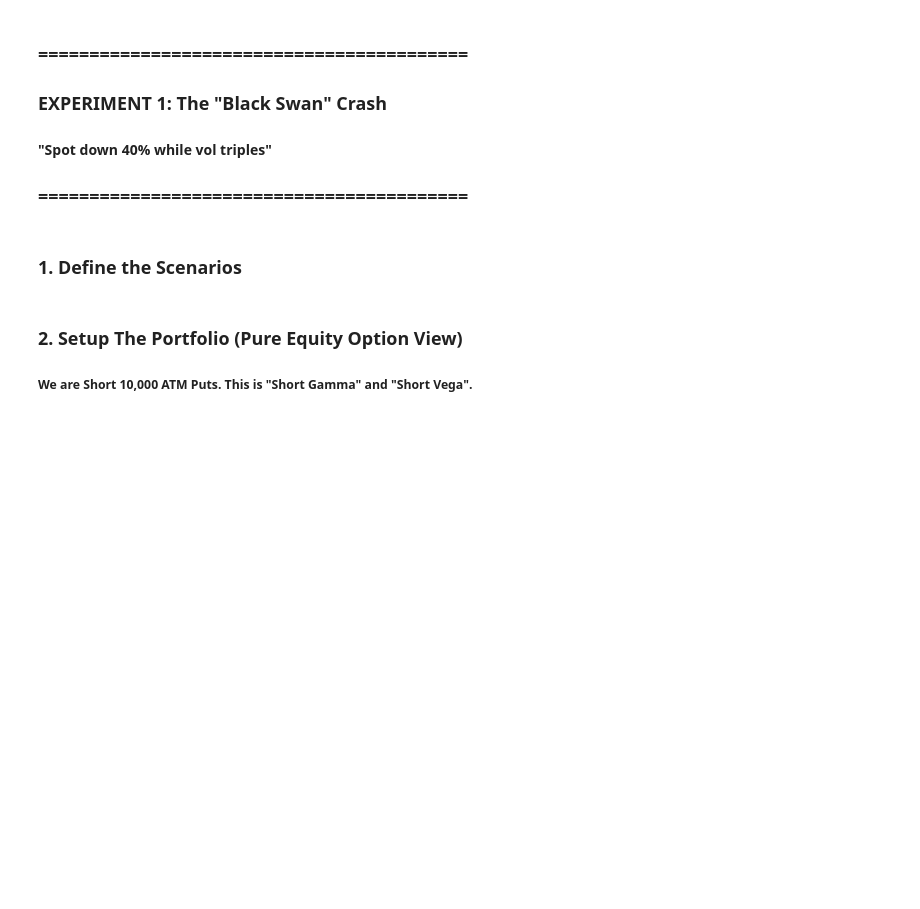
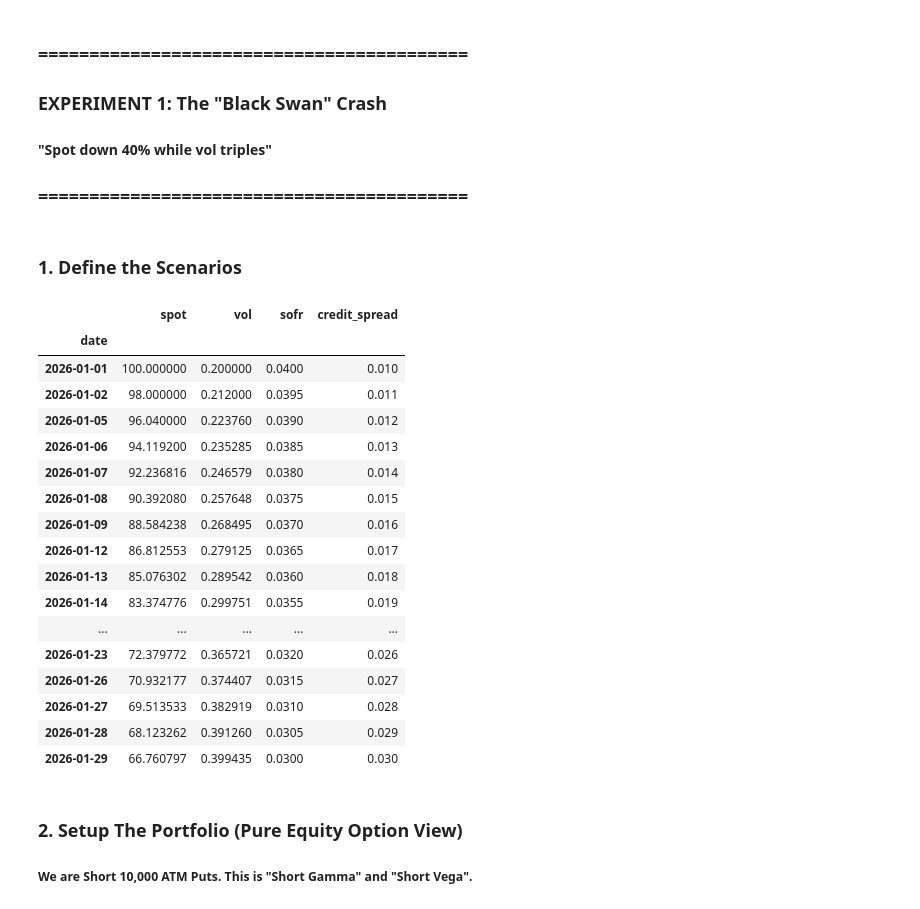
Before and after one commit to naderih/Market-Risk-Dynamic-Hedging-, a Jupyter notebook: main.ipynb, the cells around one changed output. Drawn from its saved outputs; the diff is of its cells as text; code cells hidden in the pictures; blank space fills up the shorter version.

```diff
--- a/main.ipynb
+++ b/main.ipynb
@@ -32,6 +32,27 @@ df_crash = env.simulate_scenario(
     d_sofr=-0.0100,      # Fed cuts rates 100bps
     d_spread=0.0200      # Credit Spreads blow out 200bps
 )
+# %%
+df_crash
+# %% [output]
+|  | spot | vol | sofr | credit_spread |
+| date |  |  |  |  |
+| 2026-01-01 | 100.000000 | 0.200000 | 0.0400 | 0.010 |
+| 2026-01-02 | 98.000000 | 0.212000 | 0.0395 | 0.011 |
+| 2026-01-05 | 96.040000 | 0.223760 | 0.0390 | 0.012 |
+| 2026-01-06 | 94.119200 | 0.235285 | 0.0385 | 0.013 |
+| 2026-01-07 | 92.236816 | 0.246579 | 0.0380 | 0.014 |
+| 2026-01-08 | 90.392080 | 0.257648 | 0.0375 | 0.015 |
+| 2026-01-09 | 88.584238 | 0.268495 | 0.0370 | 0.016 |
+| 2026-01-12 | 86.812553 | 0.279125 | 0.0365 | 0.017 |
+| 2026-01-13 | 85.076302 | 0.289542 | 0.0360 | 0.018 |
+| 2026-01-14 | 83.374776 | 0.299751 | 0.0355 | 0.019 |
+| ... | ... | ... | ... | ... |
+| 2026-01-23 | 72.379772 | 0.365721 | 0.0320 | 0.026 |
+| 2026-01-26 | 70.932177 | 0.374407 | 0.0315 | 0.027 |
+| 2026-01-27 | 69.513533 | 0.382919 | 0.0310 | 0.028 |
+| 2026-01-28 | 68.123262 | 0.391260 | 0.0305 | 0.029 |
+| 2026-01-29 | 66.760797 | 0.399435 | 0.0300 | 0.030 |
 # %% [markdown]
 ### 2. Setup The Portfolio (Pure Equity Option View)
 ##### We are Short 10,000 ATM Puts. This is **"Short Gamma"** and **"Short Vega"**.
```
Also changed, not shown: parts of 2 cells of this notebook, 2 other files.
